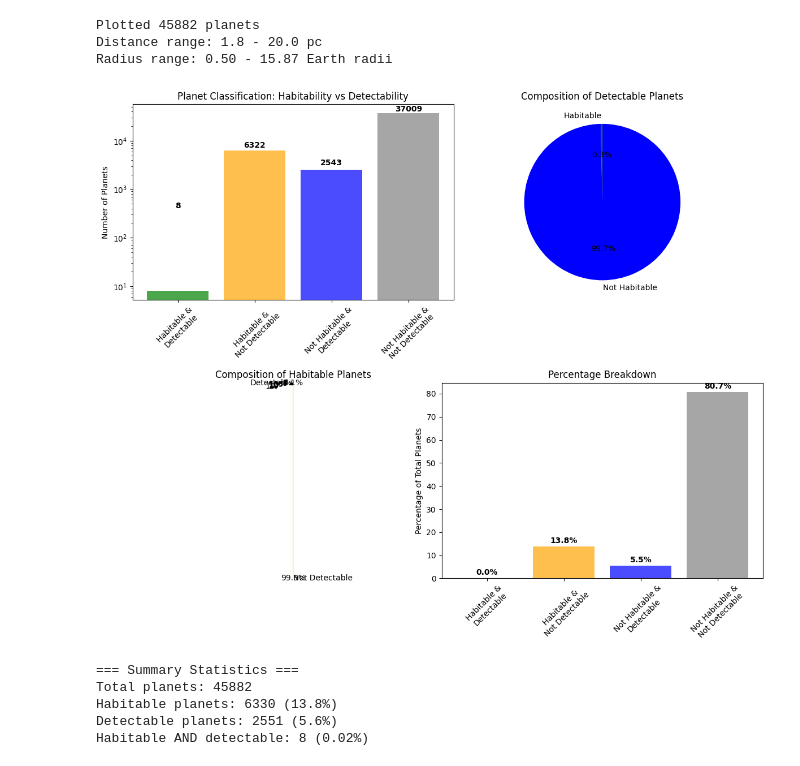
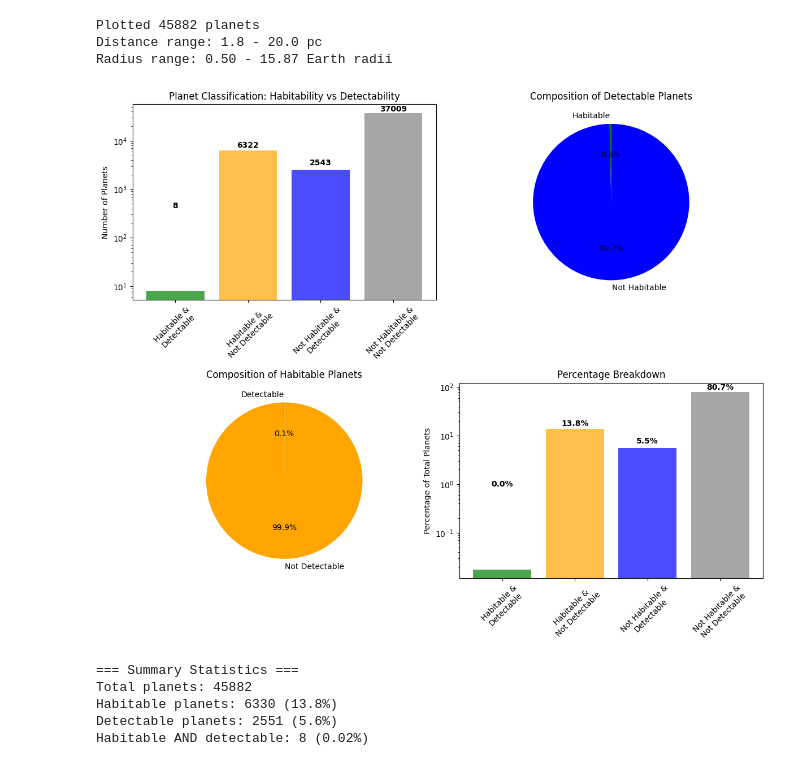
Before and after one commit to Long2607/MASS_Tutorial_Belgrad, a Jupyter notebook: Tutorial_1/lifesim.ipynb, the cells around one changed output. Saved outputs shown, nothing was run; the diff lists cells and outputs as text; code cells hidden in the pictures.

```diff
--- a/Tutorial_1/lifesim.ipynb
+++ b/Tutorial_1/lifesim.ipynb
@@ -184,35 +184,35 @@ ax2.pie(detectable_data, labels=detectable_labels, colors=['green', 'blue'], aut
 ax2.set_title('Composition of Detectable Planets')
 
 # Pie chart of habitable planets
 habitable_data = [len(hab_detectable), len(hab_not_detectable)]
 habitable_labels = ['Detectable', 'Not Detectable']
 ax3.pie(habitable_data, labels=habitable_labels, colors=['green', 'orange'], autopct='%1.1f%%', startangle=90)
 ax3.set_title('Composition of Habitable Planets')
-ax3.set_yscale('log')
 
 # Percentage breakdown
 total_planets = len(catalog)
 percentages = [count/total_planets*100 for count in counts]
 ax4.bar(categories, percentages, color=colors, alpha=0.7)
 ax4.set_ylabel('Percentage of Total Planets')
 ax4.set_title('Percentage Breakdown')
 ax4.tick_params(axis='x', rotation=45)
+ax4.set_yscale('log')
 for i, v in enumerate(percentages):
     ax4.text(i, v + max(percentages)*0.01, f'{v:.1f}%', ha='center', va='bottom', fontweight='bold')
 
 plt.tight_layout()
 plt.show()
 
 # Print summary statistics
 total_habitable = (catalog['habitable'] == True).sum()
 total_detectable = (catalog['snr_1h'] >= 7).sum()
 print(f"=== Summary Statistics ===")
 print(f"Total planets: {len(catalog)}")
 print(f"Habitable planets: {total_habitable} ({100*total_habitable/len(catalog):.1f}%)")
 print(f"Detectable planets: {total_detectable} ({100*total_detectable/len(catalog):.1f}%)")
 print(f"Habitable AND detectable: {len(hab_detectable)} ({100*len(hab_detectable)/len(catalog):.2f}%)")
 # %% [output]
-[figure, old version]
+[figure, new version]
 === Summary Statistics ===
 Total planets: 45882
 Habitable planets: 6330 (13.8%)
```
